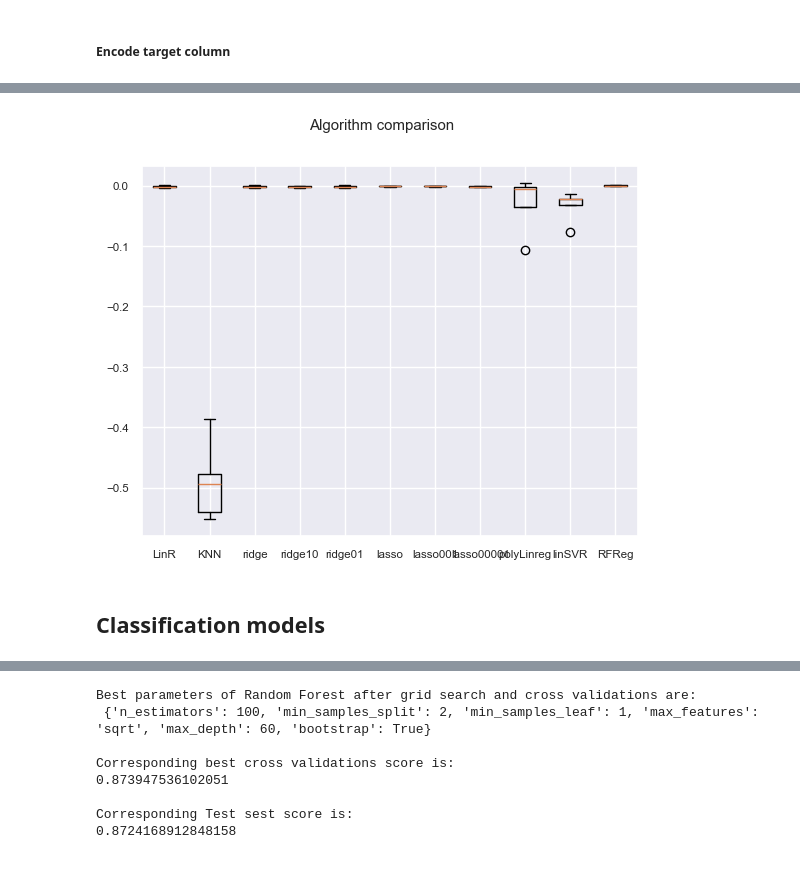
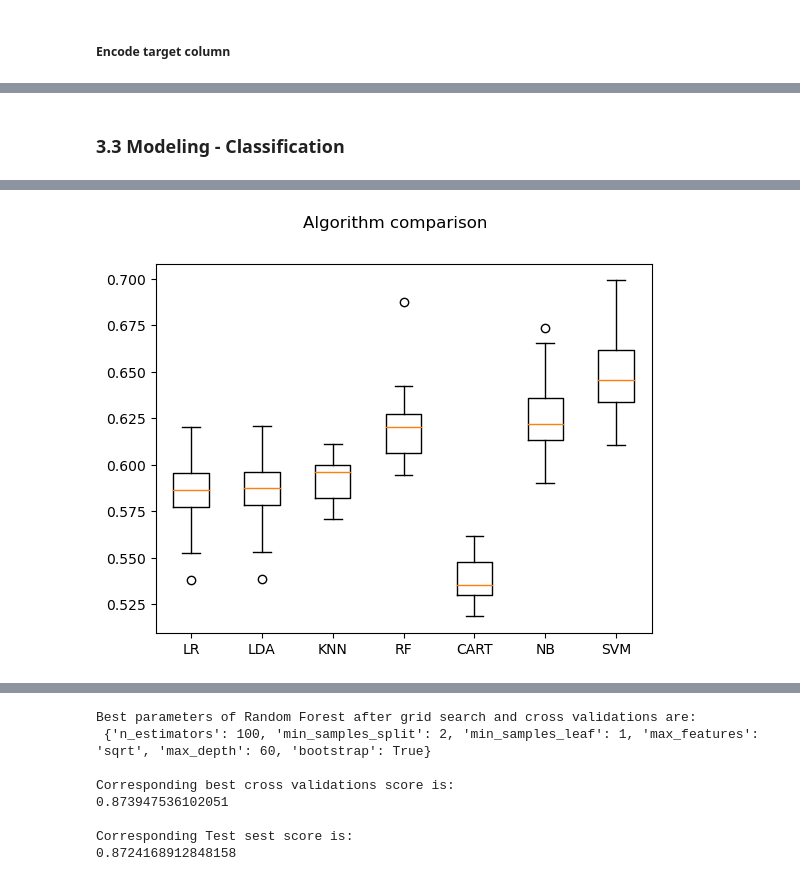
Before and after one commit to ma23dsti/PythonMLProj, a Jupyter notebook: Src/Project1Code.ipynb, the cells around one changed output, grey strips where cells are left out. Drawn from its saved outputs; the diff is of its cells as text; code cells hidden in the pictures.

Commit message:
SVM model & report

```diff
--- a/Src/Project1Code.ipynb
+++ b/Src/Project1Code.ipynb
@@ -647,7 +599,7 @@ dtype: object
 
 #one possibility:Delimit the variables using 3 standard deviations
 
-columns =['num_pages','ratings_count','text_reviews_count']
+columns =['num_pages','text_reviews_count'] #'ratings_count',
 
 for c in columns:
     data_mean, data_std = np.mean(dfmodel[c]), np.std(dfmodel[c])
@@ -715,6 +653,6 @@ X_train, X_test, y_train, y_test = train_test_split(
 # %%
 #Encode target column
 label_encode = LabelEncoder()
-label_encode.fit(y_train)
-y_train = label_encode.transform(y_train)
-y_test = label_encode.transform(y_test)
+label_encode.fit(y_train_cat)
+y_train_cat = label_encode.transform(y_train_cat)
+y_test_cat = label_encode.transform(y_test_cat)
@@ -768,6 +780,0 @@ xtrain_dt.shape
-# %%
-var_list = list(dt.get_feature_names_out())
-X_train = pd.DataFrame(xtrain_dt, columns=var_list)
-
-xtest_dt = dt.transform(X_test)
-X_test = pd.DataFrame(xtest_dt, columns=var_list)
@@ -797,5 +782,0 @@ print(X_test.head())
-# %%
-yCont = dfmodel.loc[:, "average_rating"]
-yCont_train, yCont_test = train_test_split(
-    yCont, train_size=0.8, random_state=1
-)
@@ -968,32 +983,26 @@ Random Forest regressor Test set score: -0.001
+# %% [markdown]
+### 3.3 Modeling - Classification
 # %%
-#Model comparison
+#base line
 models = []
-models.append(("LinR", LinearRegression()))
-models.append(("KNN", KNeighborsRegressor (n_neighbors=2)))
-models.append(("ridge", Ridge(alpha=1)))
-models.append(("ridge10", Ridge(alpha=10)))
-models.append(("ridge01", Ridge(alpha=0.1)))
-models.append(("lasso", Lasso(alpha=1)))
-models.append(("lasso001", Lasso(alpha=0.01, max_iter=100000)))
-models.append(("lasso00001", Lasso(alpha=0.0001, max_iter=100000)))
-models.append(("polyLinreg", LinearRegression()))
-models.append(("linSVR", LinearSVR(max_iter=2000)))
-models.append(("RFReg", RandomForestRegressor(max_depth=2, random_state=0)))
+models.append(("LR", LogisticRegression(solver="lbfgs", class_weight="balanced")))
+models.append(("LDA", LinearDiscriminantAnalysis()))
+models.append(("KNN", KNeighborsClassifier()))
+models.append(("RF",RandomForestClassifier(n_estimators=100, random_state=1, class_weight="balanced"),))
+models.append(("CART", DecisionTreeClassifier(class_weight="balanced")))
+models.append(("NB", GaussianNB()))
+models.append(("SVM", SVC(class_weight="balanced")))
+
 
 results = []
 names = []
+scoring = "roc_auc"
 
 for name, model in models:
-    kfold = KFold(n_splits=5, shuffle=True, random_state=1)
-    if name=='polyLinreg':
-        cv_results = cross_val_score(
-        model, X_poly_train, yCont_train, cv=kfold, n_jobs=-1
-        )
-    else:
-        cv_results = cross_val_score(
-        model, X_train, yCont_train, cv=kfold, n_jobs=-1
-        )
-    print(cv_results)
+    kfold = RepeatedStratifiedKFold(n_splits=5, n_repeats=5, random_state=1)
+    cv_results = cross_val_score(
+        model, X_train_cat, y_train_cat, cv=kfold, scoring=scoring, n_jobs=-1
+    )
     results.append(cv_results)
     names.append(name)
     msg = "%s: %f (%f)" % (name, cv_results.mean(), cv_results.std())
@@ -1027,3 +1026 @@ RFReg: -0.000288 (0.000715)
-[figure, old version]
+[figure, new version]
-# %% [markdown]
-## Classification models
```
Also changed, not shown: parts of 94 cells of this notebook, 1 other file.
